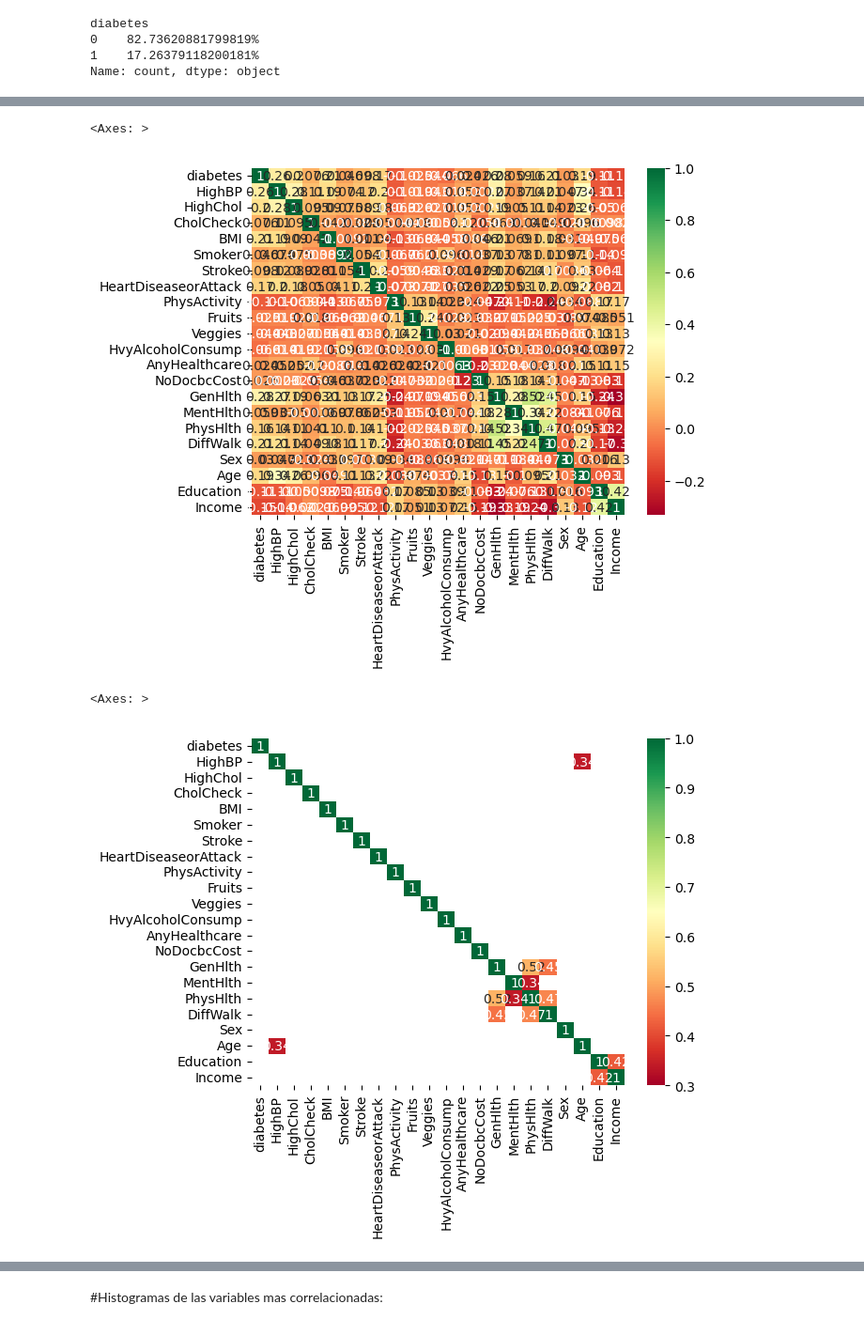
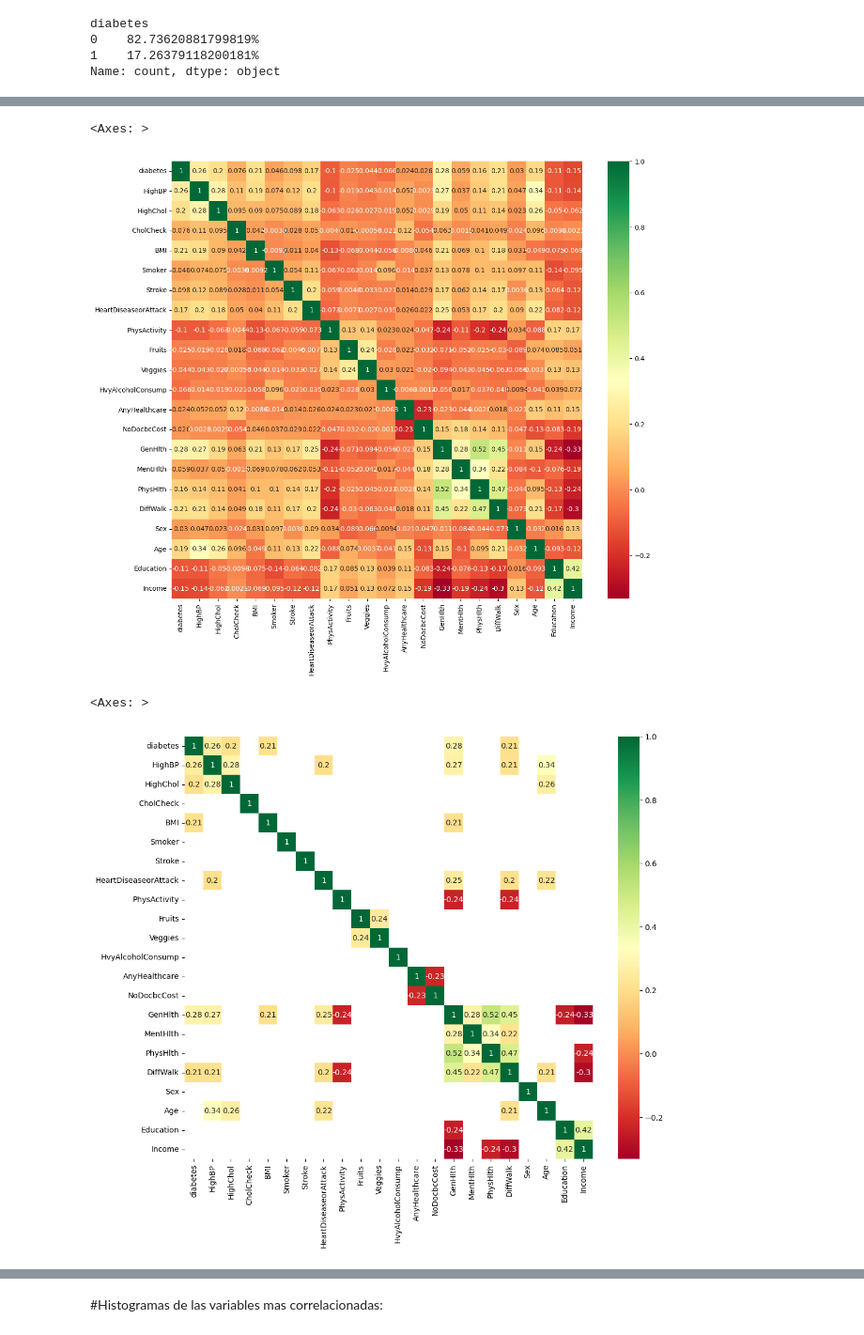
Before and after one commit to juanlt9905/machineLearning2025, a Jupyter notebook: exploracion_de_datos.ipynb, the cells around one changed output, grey strips where cells are left out. Shown at 94% size. Drawn from its saved outputs; the diff is of its cells as text; code cells hidden in the pictures.

```diff
--- a/exploracion_de_datos.ipynb
+++ b/exploracion_de_datos.ipynb
@@ -140,12 +140,12 @@ Income                  float64
 dtype: object
 # %%
 #Definicion de datos enteros.
-datos_diabetes[['diabetes', 'GenHlth', 'MentHlth', 'PhysHlth', 'BMI', 'Age', 'Education', 'Income' ]] = datos_diabetes[['diabetes', 'GenHlth', 'MentHlth', 'PhysHlth', 'BMI', 'Age', 'Education', 'Income']].astype(int)
+#datos_diabetes[['diabetes', 'GenHlth', 'MentHlth', 'PhysHlth', 'BMI', 'Age', 'Education', 'Income' ]] = datos_diabetes[['diabetes', 'GenHlth', 'MentHlth', 'PhysHlth', 'BMI', 'Age', 'Education', 'Income']].astype(int)
 
-#Definicion de datos booleanos.
+#Definicion de datos enteros.
 for col in datos_diabetes.columns:
-    if datos_diabetes[col].dtype == 'float64':
-        datos_diabetes[col] = datos_diabetes[col].astype(bool)
+    #if datos_diabetes[col].dtype == 'float64':
+    datos_diabetes[col] = datos_diabetes[col].astype(int)
 
 
 #Ver balanceo de la clase objetivo
@@ -186,22 +202,23 @@ plt.show()
 correlacion = datos_diabetes.corr()
 
 correlacion
-
+plt.figure(figsize=(14, 12))
 sns.heatmap(correlacion, annot=True, cbar=True, cmap="RdYlGn")
 # %% [output]
 <Axes: >
-[figure, old version]
+[figure, new version]
 # %%
 
-rango_min = 0.3
-rango_max = 1
+rango_a = 0.2
+rango_b = -0.2
 
 # Aplicar filtro
-filtro = (correlacion >= rango_min) & (correlacion <= rango_max)
+filtro = (correlacion >= rango_a) | (correlacion <= rango_b)
 correlacion_filtrada = correlacion.where(filtro)
 
 # matriz de correlación filtrada
-sns.heatmap(correlacion_filtrada, annot=True, cbar=True, cmap="RdYlGn", vmin=rango_min, vmax=rango_max)
+plt.figure(figsize=(12, 10))
+sns.heatmap(correlacion_filtrada, annot=True, cbar=True, cmap="RdYlGn")
 # %% [output]
 <Axes: >
-[figure, old version]
+[figure, new version]
```
Also changed, not shown: parts of 12 cells of this notebook.
